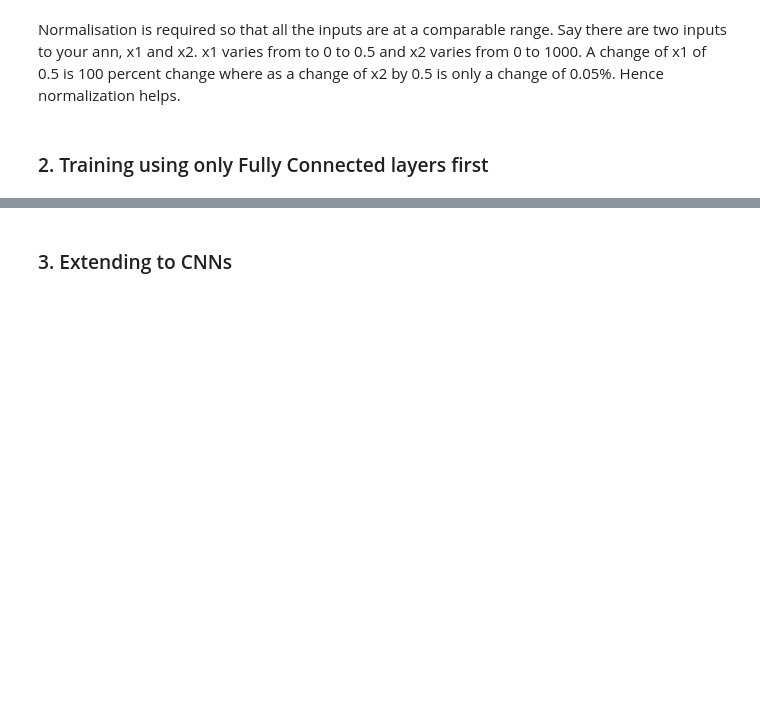
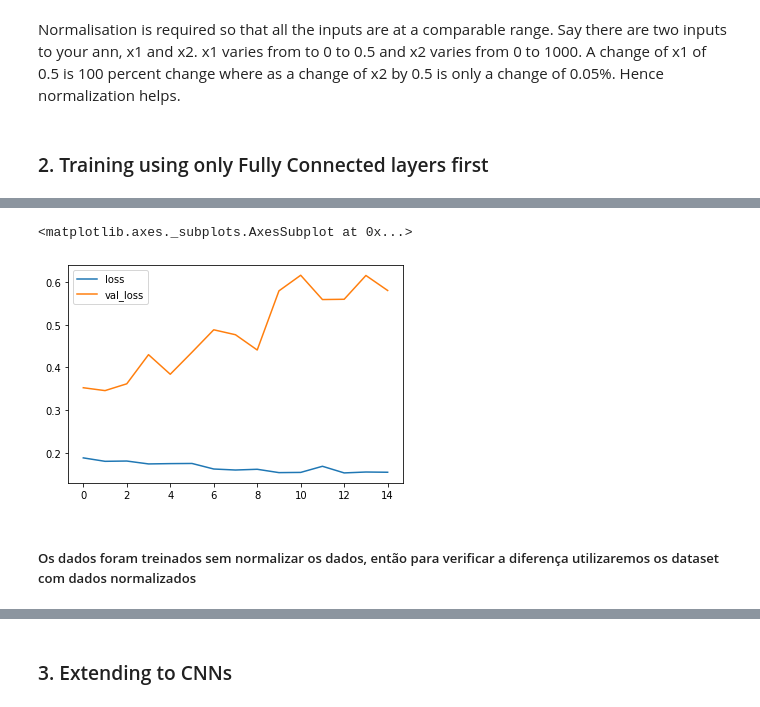
Before and after one commit to fabiodemo/Deep-Learning-CV-CNN-TL, a Jupyter notebook: cnn_implementation.ipynb, the cells around one changed output, grey strips where cells are left out. Cells and saved outputs as stored; diff of their text form; code cells hidden in the pictures; blank space fills up the shorter version.

```diff
--- a/cnn_implementation.ipynb
+++ b/cnn_implementation.ipynb
@@ -124,0 +233,7 @@ Say there are two inputs to your ann, x1 and x2. x1 varies from to 0 to 0.5 and
+# %%
+df[['loss', 'val_loss']].plot()
+# %% [output]
+<matplotlib.axes._subplots.AxesSubplot at 0x...>
+[figure, added]
+# %% [markdown]
+##### Os dados foram treinados sem normalizar os dados, então para verificar a diferença utilizaremos os dataset com dados normalizados
```
Also changed, not shown: parts of 15 cells of this notebook.
